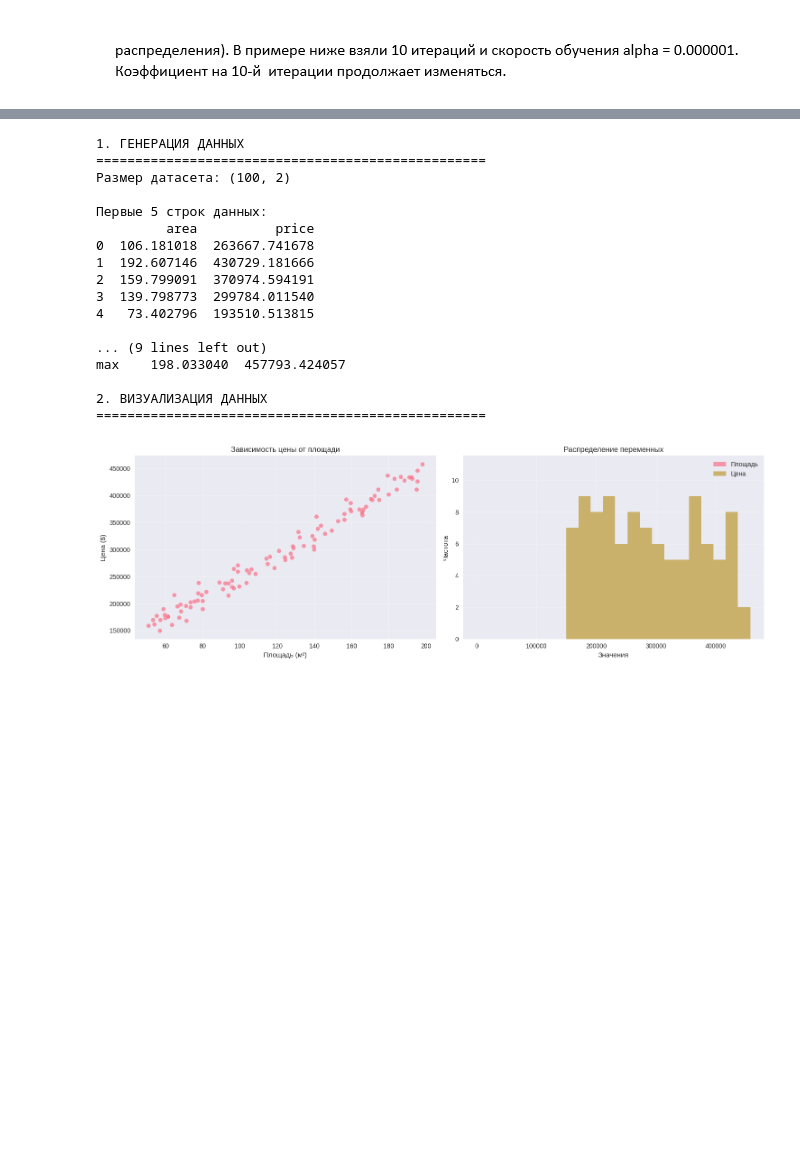
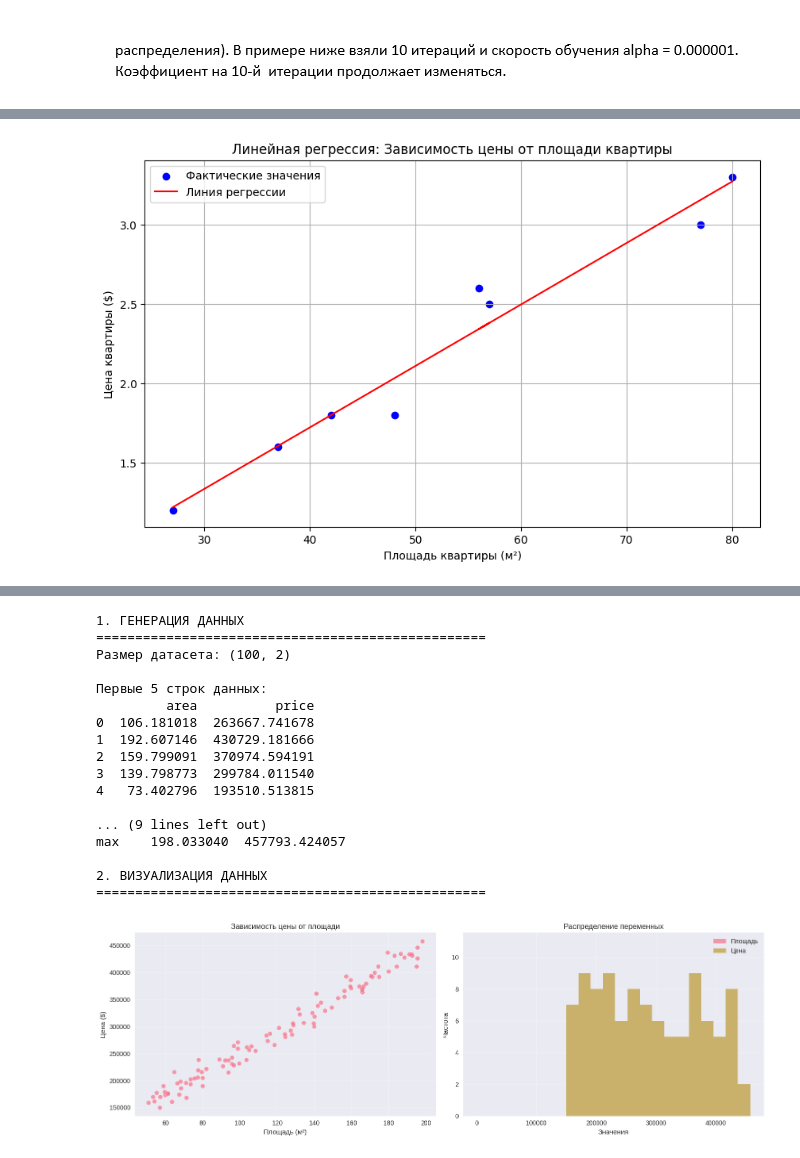
Before and after one commit to antipovaya/probability-theory-and-mathematical-statistics, a Jupyter notebook: Линейная_регрессия_Логистическая_регрессия.ipynb, the cells around one changed output, grey strips where cells are left out. Saved outputs shown, nothing was run; the diff lists cells and outputs as text; code cells hidden in the pictures; blank space fills up the shorter version.

```diff
--- a/Линейная_регрессия_Логистическая_регрессия.ipynb
+++ b/Линейная_регрессия_Логистическая_регрессия.ipynb
@@ -423,0 +620,74 @@ LinearRegression(fit_intercept=False) - создание объекта лине
+# %%
+import numpy as np
+import pandas as pd
+import matplotlib.pyplot as plt
+from sklearn.linear_model import LinearRegression
+
+# Шаг 1: Подготовка данных
+# Исходные данные о площади квартир и их цене
+s = np.array([27, 37, 42, 48, 57, 56, 77, 80])  # площади квартир
+p = np.array([1.2, 1.6, 1.8, 1.8, 2.5, 2.6, 3, 3.3])  # цены квартир
+
+# Преобразуем массив s в двумерный (необходимо для scikit-learn)
+s_reshaped = s.reshape(-1, 1)
+print("Массив s после преобразования:")
+print(s_reshaped)
+
+# Шаг 2: Создание и обучение модели линейной регрессии
+model = LinearRegression()  # создаем объект модели линейной регрессии
+regres = model.fit(s_reshaped, p)  # обучаем модель на данных
+
+# Шаг 3: Получение коэффициентов регрессии
+intercept = regres.intercept_  # свободный член (intercept)
+coef = regres.coef_[0]  # коэффициент наклона (slope)
+
+print(f"\nСвободный член (intercept): {intercept:.6f}")
+print(f"Коэффициент наклона (slope): {coef:.6f}")
+print(f"Уравнение регрессии: price = {intercept:.4f} + {coef:.4f}*area")
+
+# Шаг 4: Прогнозирование значений
+y_pred = model.predict(s_reshaped)  # предсказываем цены для всех площадей
+print("\nПредсказанные значения цены:")
+print(y_pred)
+
+# Шаг 5: Визуализация результатов
+plt.figure(figsize=(10, 6))
+plt.scatter(s, p, color='blue', label='Фактические значения')  # фактические точки
+plt.plot(s, y_pred, color='red', label='Линия регрессии')  # линия регрессии
+plt.xlabel('Площадь квартиры (м²)')
+plt.ylabel('Цена квартиры ($)')
+plt.title('Линейная регрессия: Зависимость цены от площади квартиры')
+plt.legend()
+plt.grid(True)
+plt.show()
+
+# Шаг 6: Создание DataFrame для сравнения фактических и предсказанных значений
+df = pd.DataFrame({'Реальные': p, 'Предсказанные': y_pred})
+print("\nСравнение реальных и предсказанных значений:")
+print(df)
+
+# Шаг 7: Дополнительный анализ - вычисление ошибок предсказания
+df['Ошибка'] = df['Реальные'] - df['Предсказанные']
+df['Абсолютная ошибка'] = np.abs(df['Ошибка'])
+df['Относительная ошибка (%)'] = np.abs(df['Ошибка'] / df['Реальные'] * 100)
+
+print("\nДетальный анализ ошибок предсказания:")
+print(df)
+
+# Шаг 8: Оценка качества модели
+from sklearn.metrics import mean_squared_error, r2_score
+
+mse = mean_squared_error(p, y_pred)
+rmse = np.sqrt(mse)
+r2 = r2_score(p, y_pred)
+
+print(f"\nОценка качества модели:")
+print(f"Среднеквадратичная ошибка (MSE): {mse:.6f}")
+print(f"Корень из среднеквадратичной ошибки (RMSE): {rmse:.6f}")
+print(f"Коэффициент детерминации (R²): {r2:.6f}")
+
+# Шаг 9: Прогноз для новой квартиры
+new_area = np.array([[65]])  # площадь новой квартиры
+predicted_price = model.predict(new_area)
+print(f"\nПрогноз цены для квартиры площадью 65 м²: ${predicted_price[0]:.2f}")
+# %% [output]
@@ -423,0 +711 @@ LinearRegression(fit_intercept=False) - создание объекта лине
+[figure, added]
```
Also changed, not shown: parts of 6 cells of this notebook.
